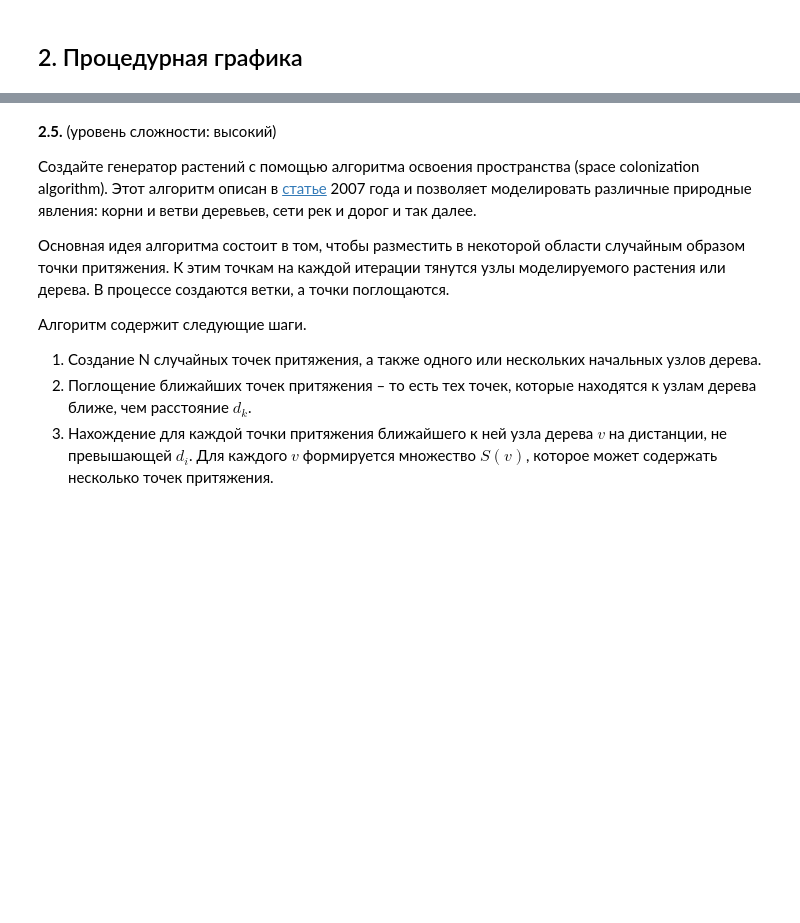
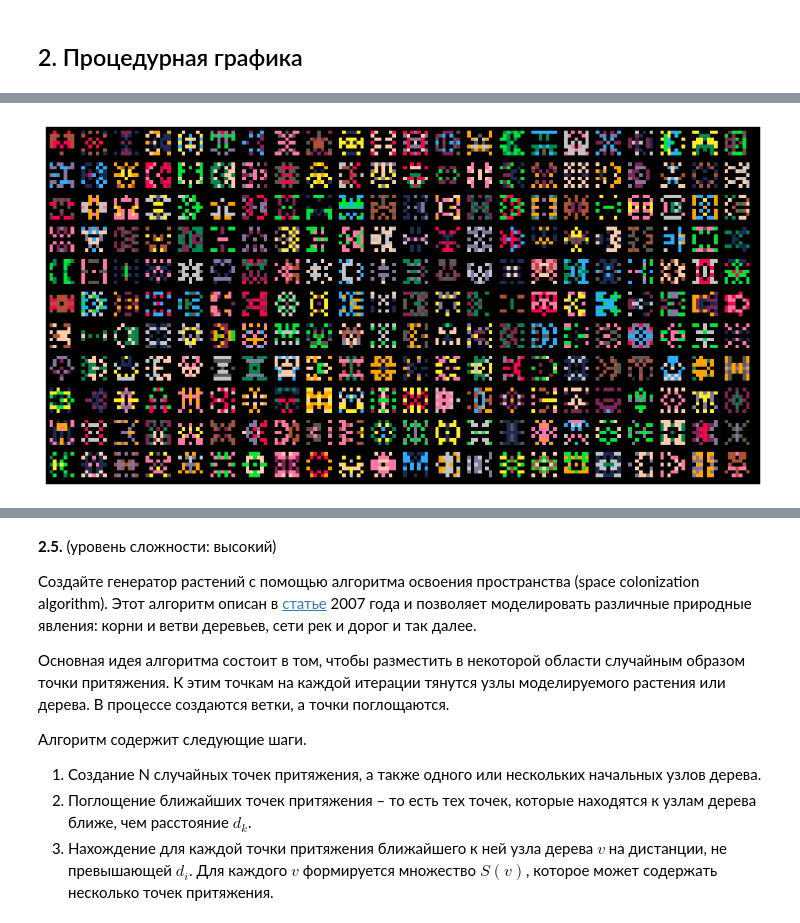
Before and after one commit to Trofimov44/MIREA_Semester4, a Jupyter notebook: Python/Practices/pract3/pract3.ipynb, the cells around one changed output, grey strips where cells are left out. Cells and saved outputs as stored; diff of their text form; code cells hidden in the pictures; blank space fills up the shorter version.

````diff
--- a/Python/Practices/pract3/pract3.ipynb
+++ b/Python/Practices/pract3/pract3.ipynb
@@ -85,6 +173,60 @@ FFEC27
 FF77A8
 FFCCAA
 ```
+# %%
+import numpy as np
+import matplotlib.pyplot as plt
+from random import choice, randint, sample
+
+MAP_WIDTH = 200
+MAP_HEIGHT = 100
+SPRITE_WIDTH = 7
+SPRITE_HEIGHT = 7
+SPACING = 2
+
+PALETTE = [
+    "#1D2B53", "#7E2553", "#008751", "#AB5236", "#5F574F",
+    "#C2C3C7", "#FFF1E8", "#FF004D", "#FFA300", "#FFEC27",
+    "#00E436", "#29ADFF", "#83769C", "#FF77A8", "#FFCCAA"
+]
+
+def generate_sprite(symmetry='vertical'):
+    sprite = np.zeros((SPRITE_HEIGHT, SPRITE_WIDTH), dtype=int)
+
+    colors = sample(range(1, len(PALETTE)), k=randint(2, 3))
+
+    for y in range((SPRITE_HEIGHT + 1) // 2 if symmetry in ['horizontal', 'central'] else SPRITE_HEIGHT):
+        for x in range((SPRITE_WIDTH + 1) // 2 if symmetry in ['vertical', 'central'] else SPRITE_WIDTH):
+            if choice([True, False]):
+                color = choice(colors)
+                sprite[y, x] = color
+
+                if symmetry == 'vertical':
+                    sprite[y, SPRITE_WIDTH - 1 - x] = color
+                elif symmetry == 'horizontal':
+                    sprite[SPRITE_HEIGHT - 1 - y, x] = color
+                elif symmetry == 'central':
+                    sprite[y, SPRITE_WIDTH - 1 - x] = color
+                    sprite[SPRITE_HEIGHT - 1 - y, x] = color
+                    sprite[SPRITE_HEIGHT - 1 - y, SPRITE_WIDTH - 1 - x] = color
+    return sprite
+
+sprite_map = np.zeros((MAP_HEIGHT, MAP_WIDTH), dtype=int)
+
+for y in range(1, MAP_HEIGHT - SPRITE_HEIGHT, SPRITE_HEIGHT + SPACING):
+    for x in range(1, MAP_WIDTH - SPRITE_WIDTH, SPRITE_WIDTH + SPACING):
+        symmetry = choice(['vertical', 'horizontal', 'central'])
+        sprite = generate_sprite(symmetry)
+        sprite_map[y:y+SPRITE_HEIGHT, x:x+SPRITE_WIDTH] = sprite
+
+cmap = plt.cm.colors.ListedColormap(['black'] + PALETTE)
+
+plt.figure(figsize=(12, 6))
+plt.imshow(sprite_map, cmap=cmap)
+plt.axis('off')
+plt.show()
+# %% [output]
+[figure, added]
 # %% [markdown]
 **2.4.** (уровень сложности: высокий)
 
````
Also changed, not shown: parts of 43 cells of this notebook, 13 other files.
